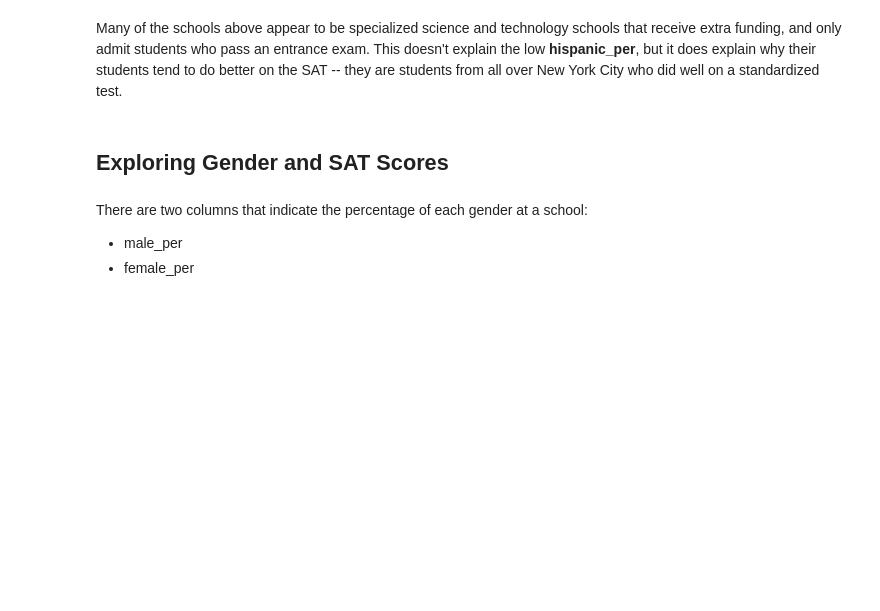
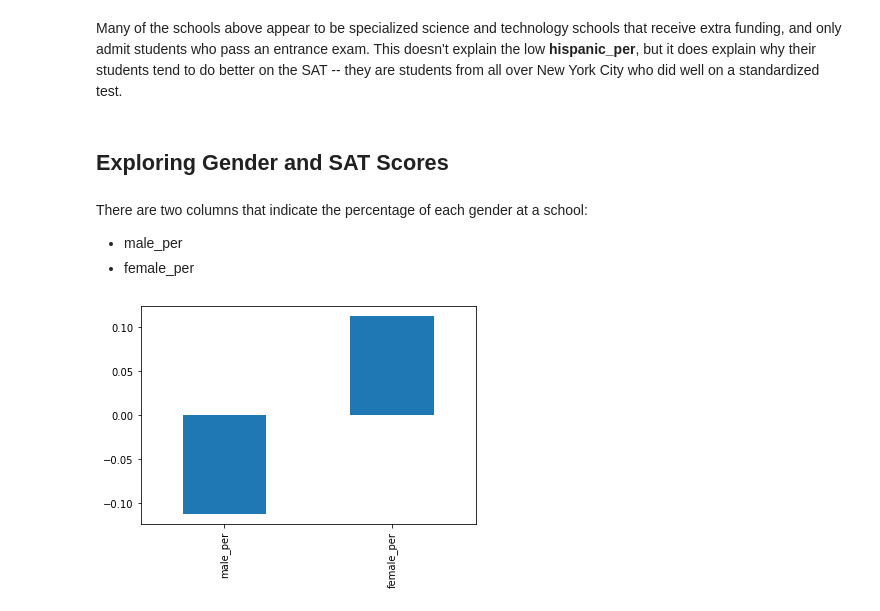
Before and after one commit to hoangvn111/Project-Analyzing-NYC-High-School-Data, a Jupyter notebook: Project_Analyzing_NYC_High_School_Data.ipynb, the cells around one changed output. Saved outputs shown, nothing was run; the diff lists cells and outputs as text; code cells hidden in the pictures; blank space fills up the shorter version.

Commit message:
Exploring Safety and SAT scores, Race and SAT scores, Gender and SAT scores, AP Scores vs SAT Scores

```diff
--- a/Project_Analyzing_NYC_High_School_Data.ipynb
+++ b/Project_Analyzing_NYC_High_School_Data.ipynb
@@ -322,3 +325,11 @@ There are two columns that indicate the percentage of each gender at a school:
 
 * male_per
 * female_per
+# %%
+gender = ['male_per', 'female_per']
+
+# Make a bar plot of the correlations between the columns above and sat_score
+combined.corr()['sat_score'][gender].plot.bar()
+plt.show()
+# %% [output]
+[figure, added]
```
Also changed, not shown: parts of 12 cells of this notebook.
